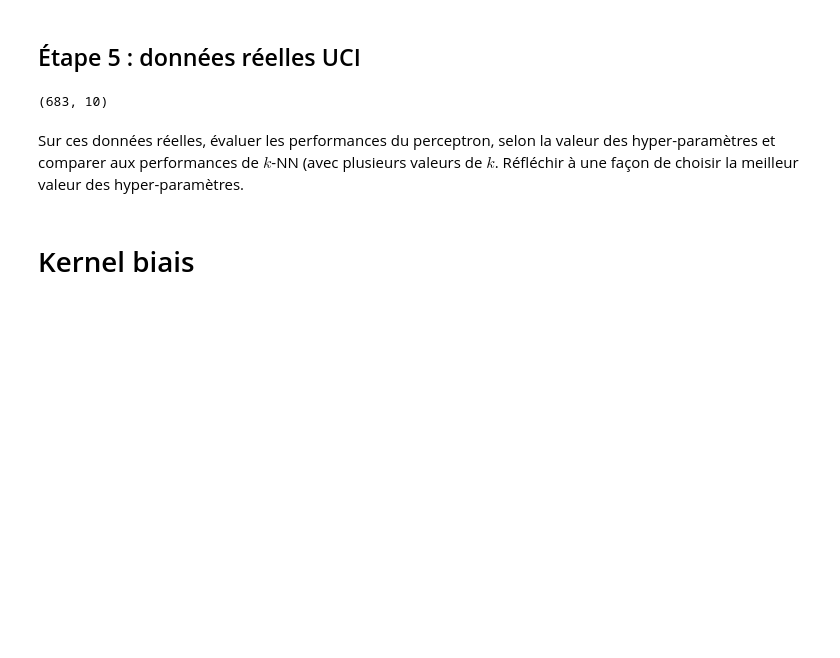
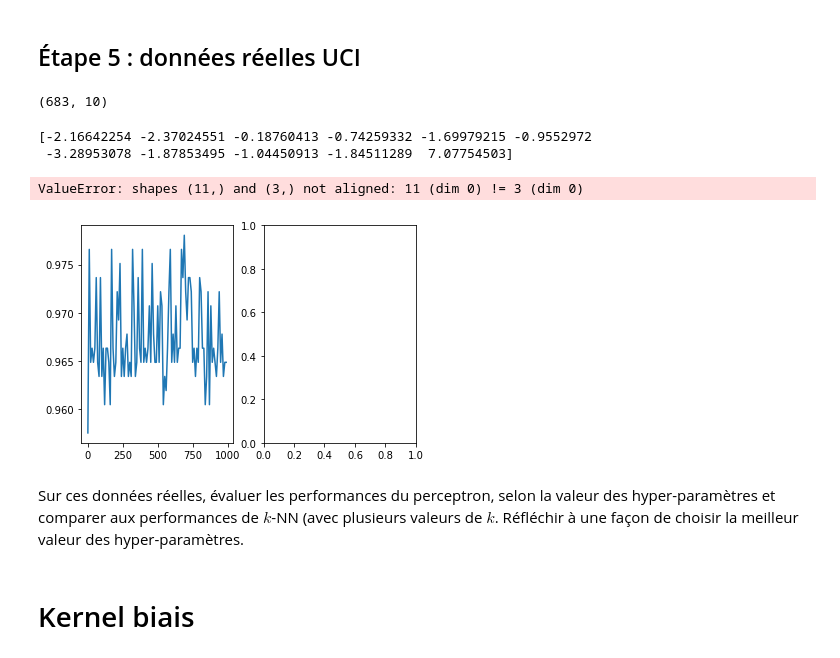
Before and after one commit to totogs/3I026, a Jupyter notebook: tme3/tp3.ipynb, the cells around one changed output. Drawn from its saved outputs; the diff is of its cells as text; code cells hidden in the pictures; blank space fills up the shorter version.

```diff
--- a/tme3/tp3.ipynb
+++ b/tme3/tp3.ipynb
@@ -239,10 +239,28 @@ def loadFile(name):
         else:
             data.target[i]=-1
 
-loadFile('breast-cancer_scale')
+    return data
+
+data = loadFile('breast-cancer_scale')
 #Les donnees sont dans data.data et data.target
 # %% [output]
 (683, 10)
+# %%
+dataset = LabeledSet(data.data.shape[1])
+
+for i in range(data.data.shape[0]):
+
+    dataset.addExample(data.data[i],data.target[i])
+
+percp=Perceptron(data.data.shape[1],0.5,1000)
+percp.train(dataset)
+plot_frontiere(dataset,percp,20)
+plot2DSet(dataset)
+# %% [output]
+[-2.16642254 -2.37024551 -0.18760413 -0.74259332 -1.69979215 -0.9552972
+ -3.28953078 -1.87853495 -1.04450913 -1.84511289  7.07754503]
+ValueError: shapes (11,) and (3,) not aligned: 11 (dim 0) != 3 (dim 0)
+[figure, added]
 # %% [markdown]
 Sur ces données réelles, évaluer les performances du perceptron, selon la valeur des hyper-paramètres et comparer aux performances de $k$-NN (avec plusieurs valeurs de $k$. Réfléchir à une façon de choisir la meilleur valeur des hyper-paramètres.
 # %% [markdown]
```
Also changed, not shown: parts of 2 cells of this notebook, 15 other files.
